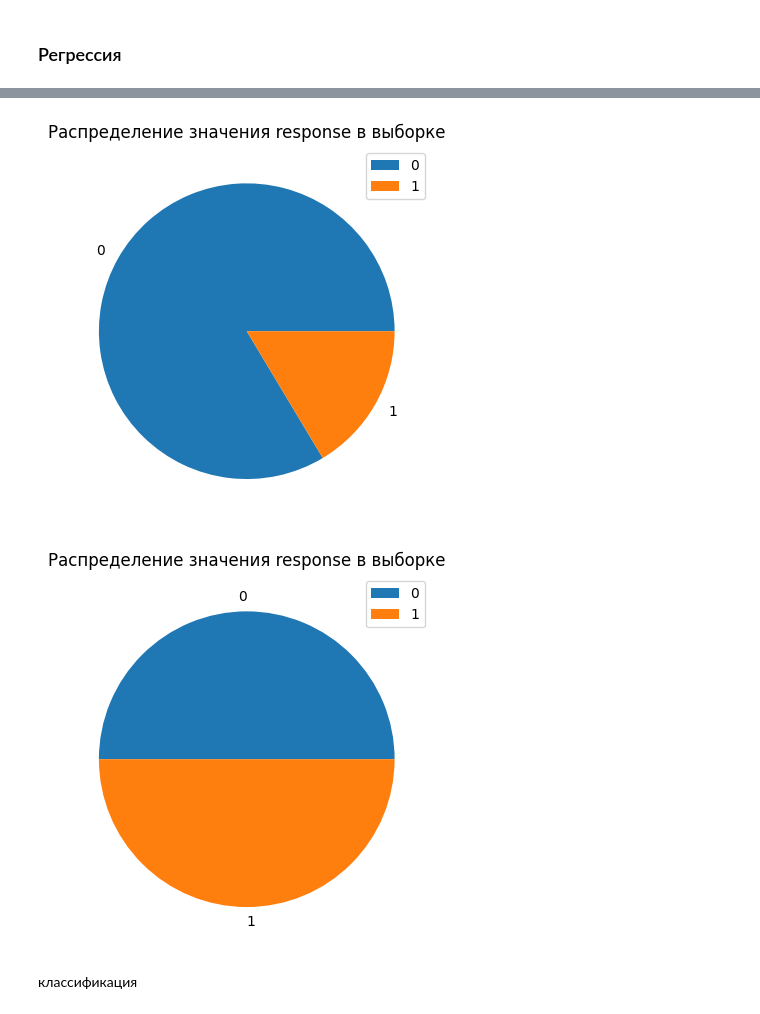
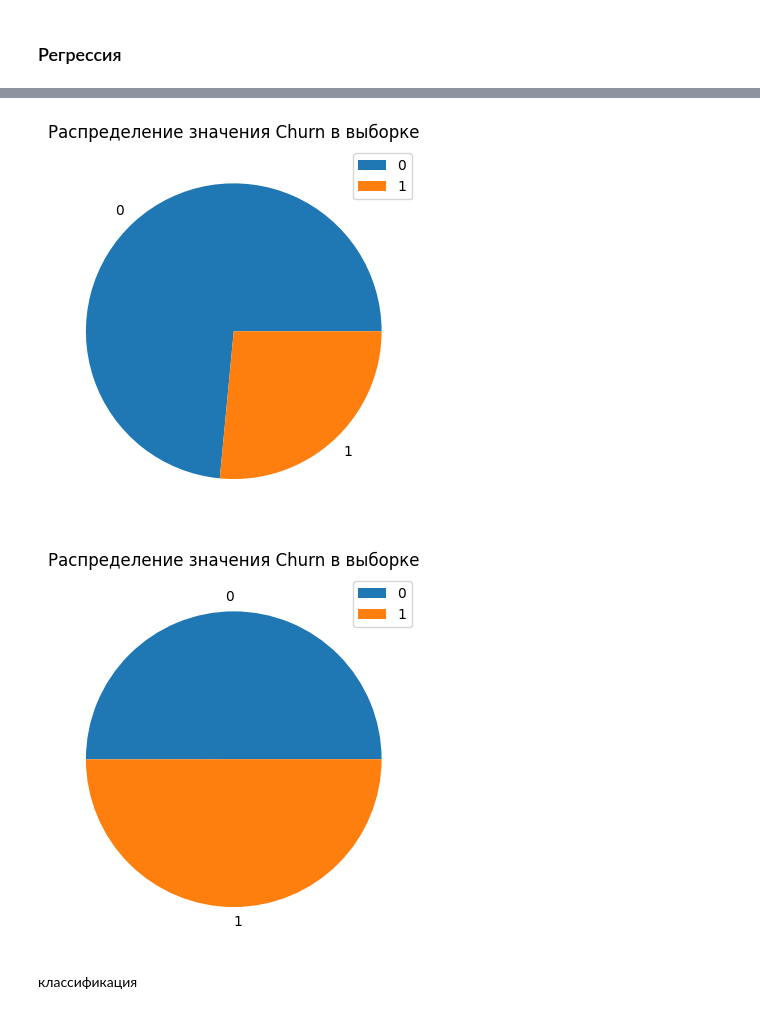
Before and after one commit to LuckHost/data_analysis_methods_sfu_2nd_course, a Jupyter notebook: 5th/PR_5.ipynb, the cells around one changed output, grey strips where cells are left out. Drawn from its saved outputs; the diff is of its cells as text; code cells hidden in the pictures.

```diff
--- a/5th/PR_5.ipynb
+++ b/5th/PR_5.ipynb
@@ -102,22 +129,22 @@ Data columns (total 43 columns):
 dtypes: float64(20), int64(23)
 memory usage: 271.6 KB
 # %%
-plt.pie(class_train[class_result].value_counts(), labels=(0, 1))
-plt.title("Распределение значения response в выборке")
+plt.pie(class_train["Churn"].value_counts(), labels=(0, 1))
+plt.title("Распределение значения Churn в выборке")
 plt.legend((0, 1))
 plt.show()
 # %% [output]
-[figure, old version]
+[figure, new version]
 # %%
-x = class_train[class_all]
-y = class_train[class_result]
+x = class_train[class_num + class_cat]
+y = class_train["Churn"]
 x, y = KMeansSMOTE(cluster_balance_threshold=0.3).fit_resample(x, y)
 plt.pie(y.value_counts(), labels=(0, 1))
-plt.title("Распределение значения response в выборке")
+plt.title("Распределение значения Churn в выборке")
 plt.legend((0, 1))
 plt.show()
 # %% [output]
-[figure, old version]
+[figure, new version]
 # %%
 
 x_train_class, x_test_class, y_train_class, y_test_class = train_test_split(x, y, test_size=0.3, random_state=7)
```
Also changed, not shown: parts of 12 cells of this notebook, 2 other files.
